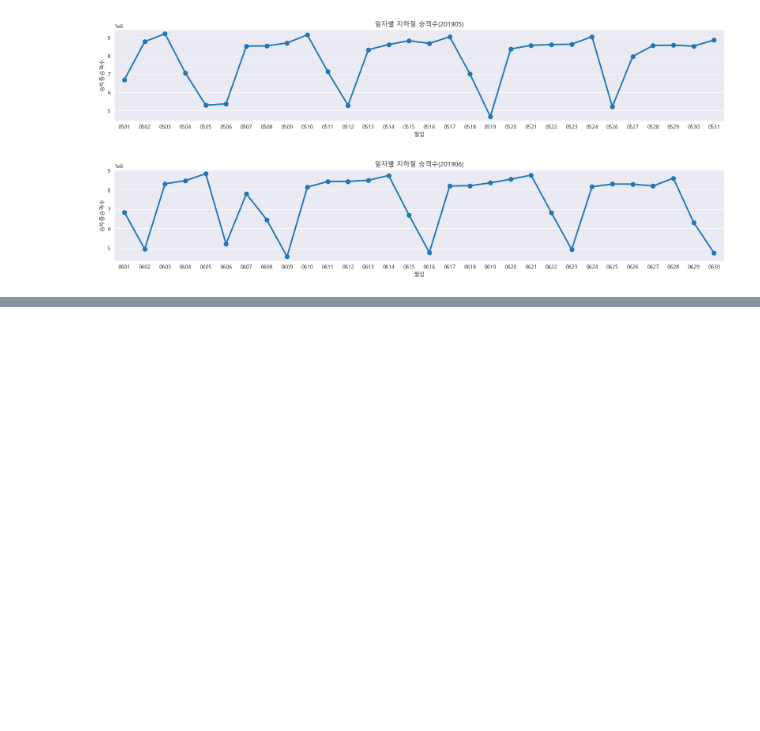
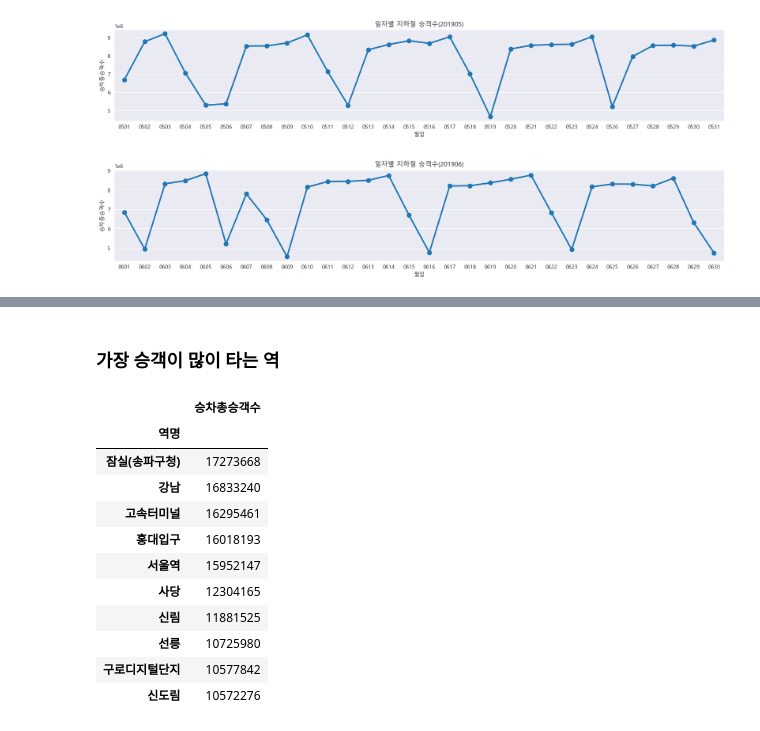
Before and after one commit to flyingdotori/LS_ML, a Jupyter notebook: Section5_Subway.ipynb, the cells around one changed output, grey strips where cells are left out. Drawn from its saved outputs; the diff is of its cells as text; code cells hidden in the pictures; blank space fills up the shorter version.

```diff
--- a/Section5_Subway.ipynb
+++ b/Section5_Subway.ipynb
@@ -431,0 +464,20 @@ for yearmonth in raw['연월'].unique():
+# %% [markdown]
+### 가장 승객이 많이 타는 역
+# %%
+data_station = raw.pivot_table(index='역명', values='승차총승객수', aggfunc='sum')
+data_station = data_station.sort_values(by='승차총승객수', ascending=False)
+
+data_station.head(10)
+# %% [output]
+|  | 승차총승객수 |
+| 역명 |  |
+| 잠실(송파구청) | 17273668 |
+| 강남 | 16833240 |
+| 고속터미널 | 16295461 |
+| 홍대입구 | 16018193 |
+| 서울역 | 15952147 |
+| 사당 | 12304165 |
+| 신림 | 11881525 |
+| 선릉 | 10725980 |
+| 구로디지털단지 | 10577842 |
+| 신도림 | 10572276 |
```
Also changed, not shown: parts of 9 cells of this notebook.
